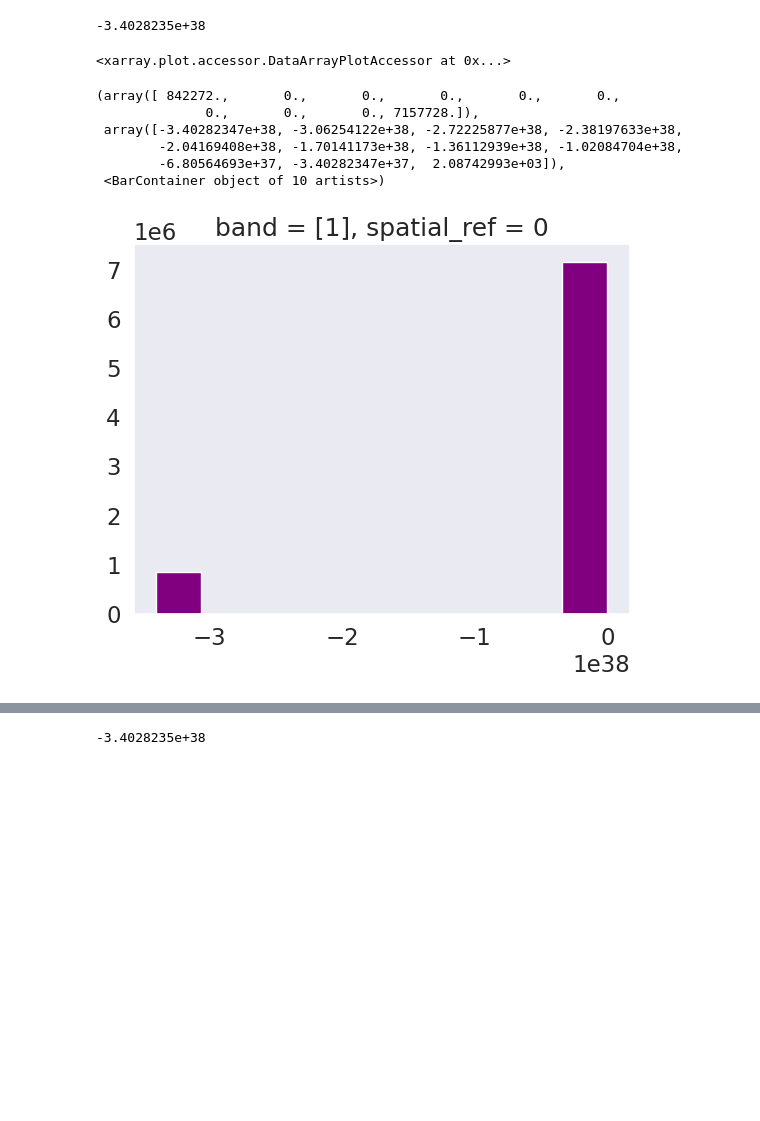
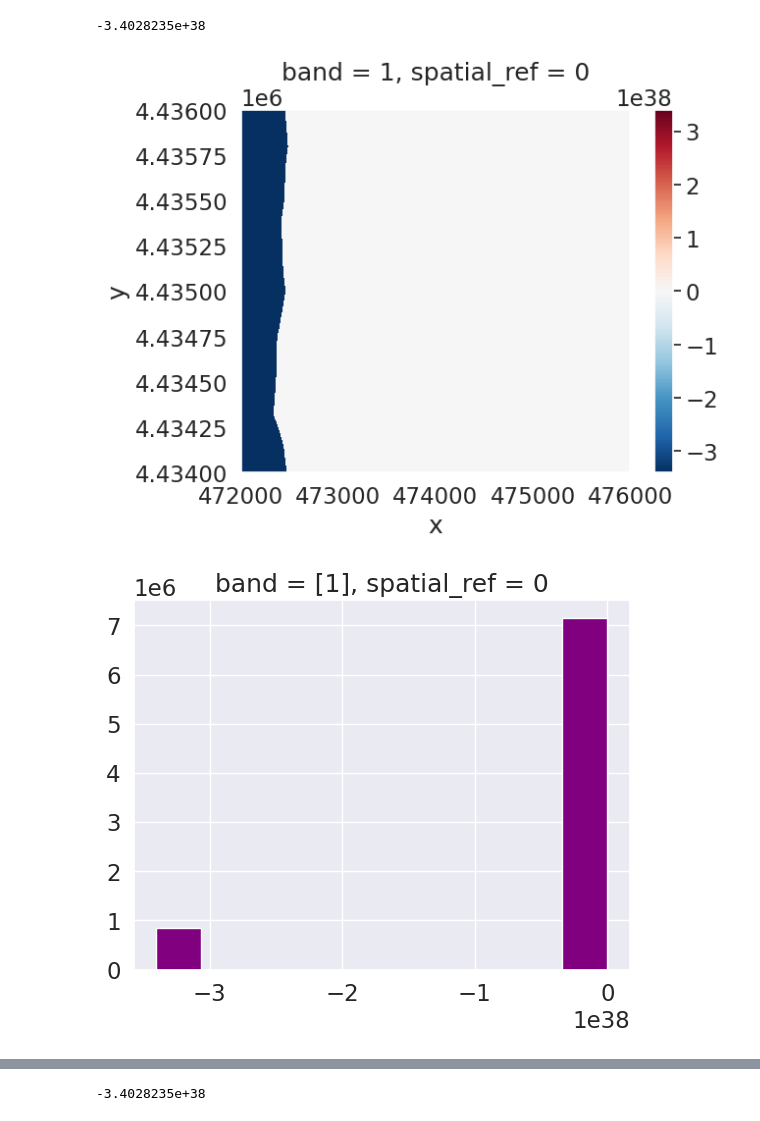
Before and after one commit to aperez14/gis606-02-lab3, a Jupyter notebook: 3.1 intro_to_raster.ipynb, the cells around one changed output, grey strips where cells are left out. Drawn from its saved outputs; the diff is of its cells as text; code cells hidden in the pictures; blank space fills up the shorter version.

```diff
--- a/3.1 intro_to_raster.ipynb
+++ b/3.1 intro_to_raster.ipynb
@@ -28,7 +28,7 @@ import geopandas as gpd
 import rioxarray as rxr
 import earthpy as et
 
-sns.set(font_scale=1.5, style="dark")
+sns.set(font_scale=1.5, style="darkgrid")
 # %%
 et.data.get_data("colorado-flood")
 
@@ -67,16 +71,12 @@ dtm_pre_arr.rio.nodata
 # %% [output]
 -3.4028235e+38
 # %%
-dtm_pre_arr.plot
+dtm_pre_arr.plot()
+plt.show()
 # %% [output]
-<xarray.plot.accessor.DataArrayPlotAccessor at 0x...>
+[figure, added]
 # %%
 dtm_pre_arr.plot.hist(color="purple")
+pit.show()
 # %% [output]
-(array([ 842272.,       0.,       0.,       0.,       0.,       0.,
-              0.,       0.,       0., 7157728.]),
- array([-3.40282347e+38, -3.06254122e+38, -2.72225877e+38, -2.38197633e+38,
-        -2.04169408e+38, -1.70141173e+38, -1.36112939e+38, -1.02084704e+38,
-        -6.80564693e+37, -3.40282347e+37,  2.08742993e+03]),
- <BarContainer object of 10 artists>)
 [figure]
```
Also changed, not shown: parts of 9 cells of this notebook.
